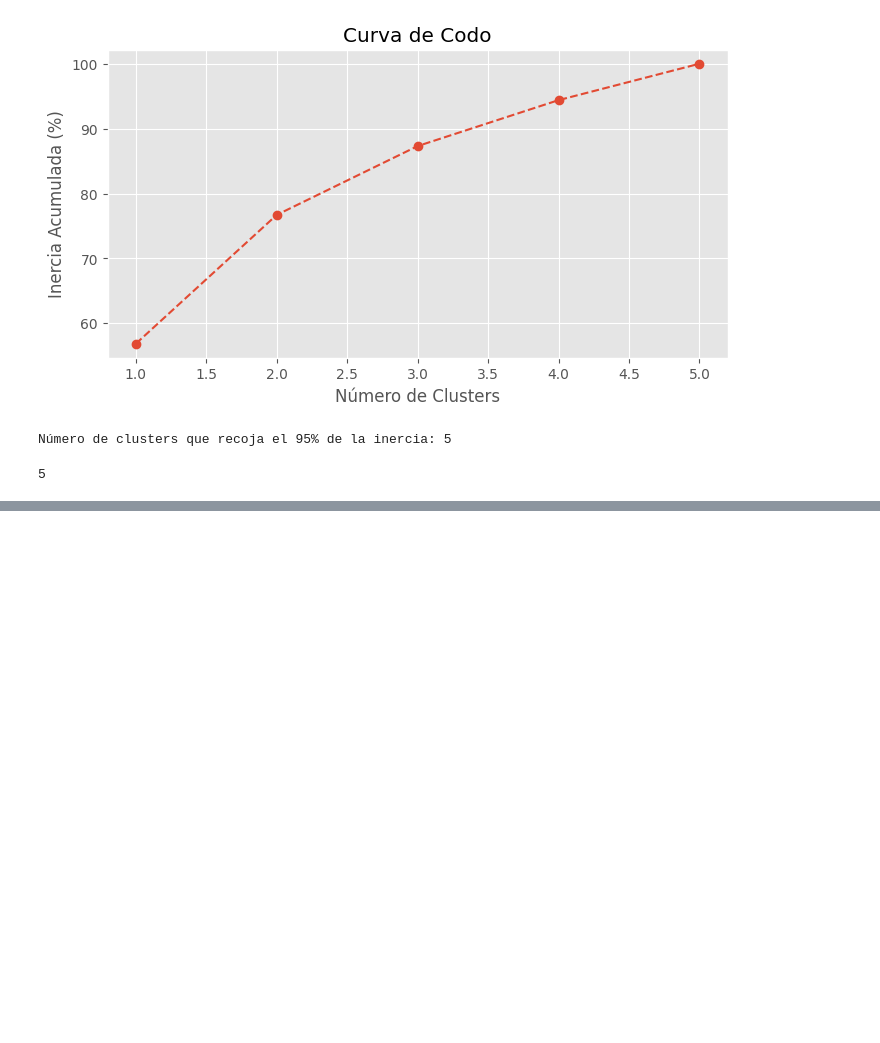
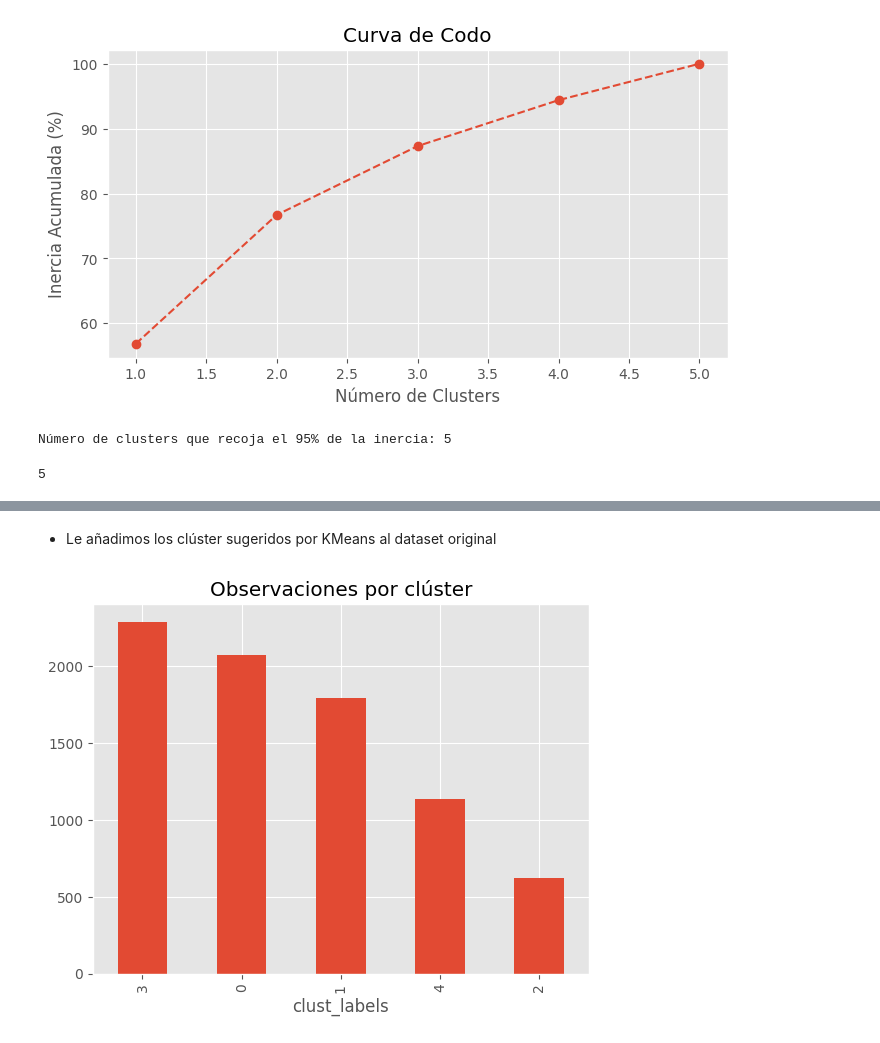
Before and after one commit to maryyuliana/fundamentos_I, a Jupyter notebook: Proyecto.ipynb, the cells around one changed output, grey strips where cells are left out. Saved outputs shown, nothing was run; the diff lists cells and outputs as text; code cells hidden in the pictures; blank space fills up the shorter version.

```diff
--- a/Proyecto.ipynb
+++ b/Proyecto.ipynb
@@ -744,0 +779,10 @@ DESCRIBIR LOS CLUSTER QUE SACÓ KNN
+# %% [markdown]
+* Le añadimos los clúster sugeridos por KMeans al dataset original
+# %%
+trainClust = train_pca.merge(dataPCAKM, left_index= True, right_index=True)
+# %%
+trainClust.clust_labels.value_counts().plot(kind = 'bar')
+plt.title('Observaciones por clúster')
+plt.show()
+# %% [output]
+[figure, added]
```
Also changed, not shown: parts of 29 cells of this notebook.
